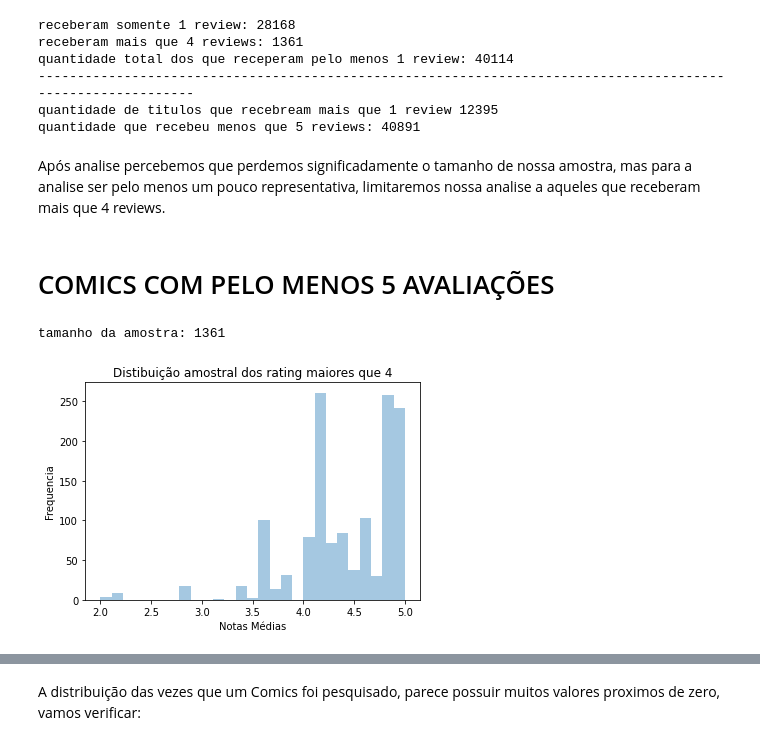
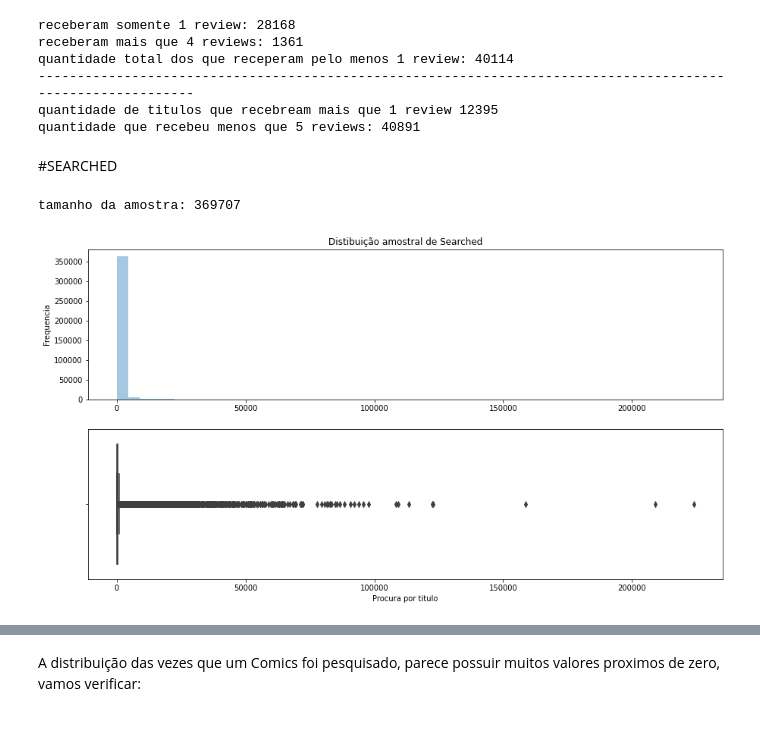
Before and after one commit to deboraxhx/JornadaDataScience, a Jupyter notebook: simple_analise_de_dados_COMICS_DATASET.ipynb, the cells around one changed output, grey strips where cells are left out. Cells and saved outputs as stored; diff of their text form; code cells hidden in the pictures.

Commit message:
Analise mais detalhada. (in progress)

```diff
--- a/simple_analise_de_dados_COMICS_DATASET.ipynb
+++ b/simple_analise_de_dados_COMICS_DATASET.ipynb
@@ -87,4 +131,0 @@ dados['cover_date'] = dados['cover_date'].astype(int)
-# %%
-dados['cover_date'] =  dados['cover_date'].apply(lambda x: x+2000 if 0 <= x < 23  else x)
-dados['cover_date'] =  dados['cover_date'].apply(lambda x: x+1900 if 22 < x < 100 else x)
-dados['cover_date'] =  dados['cover_date'].apply(lambda x: 2022-x if x >= 0 else x)
@@ -110,0 +263,4 @@ Agora analisaremos dos dados individualmente
+# %%
+dados.reset_index(inplace = True)
+# %%
+dados.drop(['index'], axis = 1, inplace = True)
@@ -110,0 +273,2 @@ Agora analisaremos dos dados individualmente
+# %%
+dados['pages'].iloc[135293] = 128
@@ -154,14 +351,20 @@ quantidade total dos que receperam pelo menos 1 review: 40114
 ------------------------------------------------------------------------------------------------------------
 quantidade de titulos que recebream mais que 1 review 12395
 quantidade que recebeu menos que 5 reviews: 40891
-# %% [markdown]
-Após analise percebemos que perdemos significadamente o tamanho de nossa amostra, mas para a analise ser pelo menos um pouco representativa, limitaremos nossa analise a aqueles que receberam mais que 4 reviews.
-# %% [markdown]
-# COMICS COM PELO MENOS 5 AVALIAÇÕES
+# %% [markdown]
+#SEARCHED
 # %%
-print('tamanho da amostra:', len(count_maior_5['rating']))
-ax = sns.distplot(x=count_maior_5['rating'], kde = False)
-ax.set(title = 'Distibuição amostral dos rating maiores que 4', xlabel = 'Notas Médias', ylabel='Frequencia');
+print('tamanho da amostra:', len(dados.searched))
+plt.subplot(2,1,1)
+ax = sns.distplot(x=dados.searched, kde=False);
+ax.set(title = 'Distibuição amostral de Searched',ylabel='Frequencia');
+
+plt.subplot(2,1,2)
+ax = sns.boxplot(x=dados.searched)
+ax.set(xlabel="Procura por titulo")
+
+
+plt.show()
 # %% [output]
-tamanho da amostra: 1361
+tamanho da amostra: 369707
-[figure, old version]
+[figure, new version]
```
Also changed, not shown: parts of 77 cells of this notebook.
